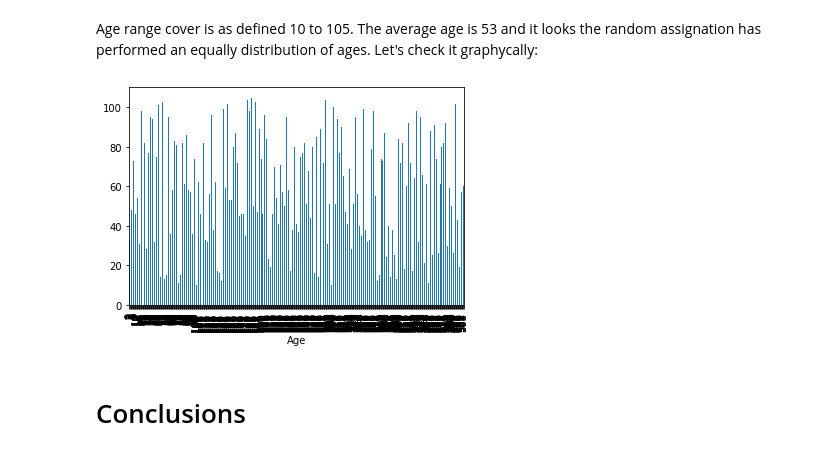
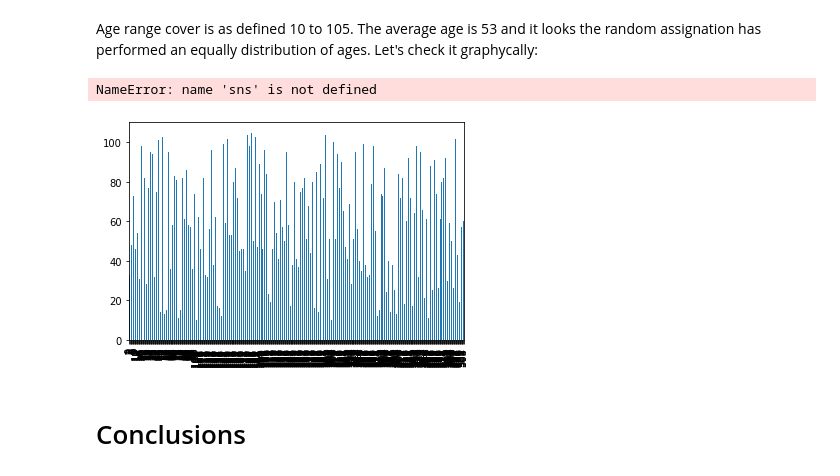
Before and after one commit to MarkusHumetus/Bases_de_dades_NoSQL, a Jupyter notebook: S14_T01_Bases de dades no relacionals.ipynb, the cells around one changed output. Cells and saved outputs as stored; diff of their text form; code cells hidden in the pictures.

```diff
--- a/S14_T01_Bases de dades no relacionals.ipynb
+++ b/S14_T01_Bases de dades no relacionals.ipynb
@@ -276,9 +277,10 @@ import matplotlib.pyplot as plt
 # %%
 dist_ages=df_all.age.plot(kind='bar')
-dist_ages.set_xlabel('Age')
+sns.set_xlabel('Age')
 plt.show()
 # %% [output]
+NameError: name 'sns' is not defined
-[figure, old version]
+[figure, new version]
 # %%
 client.close()
 # %% [markdown]
```
Also changed, not shown: parts of 2 cells of this notebook, 1 other file.
